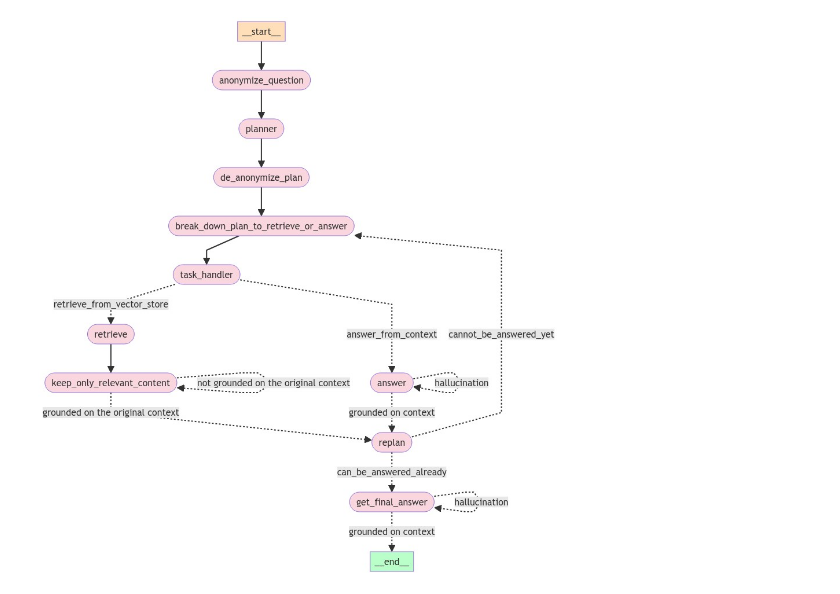
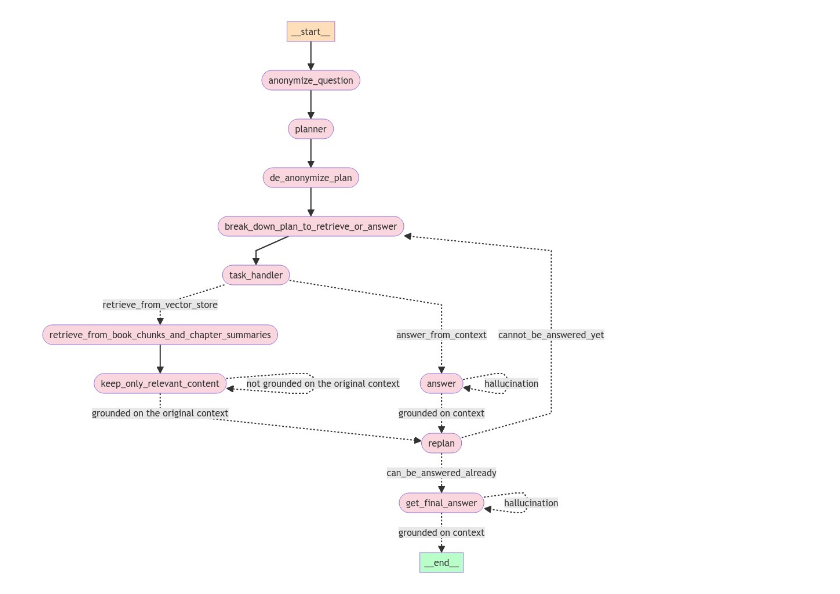
Before and after one commit to NirDiamant/Controllable-RAG-Agent, a Jupyter notebook: full_graph_visualization.ipynb, the cells around one changed output. Saved outputs shown, nothing was run; the diff lists cells and outputs as text; code cells hidden in the pictures.

```diff
--- a/full_graph_visualization.ipynb
+++ b/full_graph_visualization.ipynb
@@ -58,7 +58,7 @@ agent_workflow.add_node("break_down_plan_to_retrieve_or_answer", break_down_plan
 agent_workflow.add_node("de_anonymize_plan", deanonymize_queries)
 
 # Add the qualitative retrieval node
-agent_workflow.add_node("retrieve", run_qualitative_retrieval_workflow)
+agent_workflow.add_node("retrieve_from_book_chunks_and_chapter_summaries", run_qualitative_retrieval_workflow)
 
 # Add the qualitative answer node
 agent_workflow.add_node("answer", run_qualtative_answer_workflow)
@@ -86,46 +86,45 @@ agent_workflow.add_edge("anonymize_question", "planner")
 # From plan we go to deanonymize
 agent_workflow.add_edge("planner", "de_anonymize_plan")
 
-# From deanonymize we go to break down plan
-
+# From deanonymize we go to break down plan to retrieve or answer
 agent_workflow.add_edge("de_anonymize_plan", "break_down_plan_to_retrieve_or_answer")
 
-# From break_down_plan we go to task handler
+# From break_down_plan we go to task handler to decide whether to retrieve or answer
 agent_workflow.add_edge("break_down_plan_to_retrieve_or_answer", "task_handler")
 
 # From task handler we go to either retrieve or answer
-agent_workflow.add_conditional_edges("task_handler", retrieve_or_answer, {"retrieve_from_vector_store": "retrieve", "answer_from_context": "answer"})
+agent_workflow.add_conditional_edges("task_handler", retrieve_or_answer, {"retrieve_from_vector_store": "retrieve_from_book_chunks_and_chapter_summaries", "answer_from_context": "answer"})
 
-# From retrieve we go to keep_only_relevant_content
-agent_workflow.add_edge("retrieve", "keep_only_relevant_content")
+# From retrieve we go to keep_only_relevant_content to distill content
+agent_workflow.add_edge("retrieve_from_book_chunks_and_chapter_summaries", "keep_only_relevant_content")
 
-# distill content
+# distill content and check if it is grounded on context, if not grounded we distill the content again
 agent_workflow.add_conditional_edges(
     "keep_only_relevant_content",
     is_distilled_content_grounded_on_content,
     {"grounded on the original context":"replan",
       "not grounded on the original context":"keep_only_relevant_content"},
     )
 
-# After answering we go to replan
+# After answering we go to replan if the answer is grounded on context, if not we answer again
 agent_workflow.add_conditional_edges(
 "answer",is_answer_grounded_on_context ,{"hallucination":"answer", "grounded on context":"replan"}
 
 )
 
 # After replanning we check if the question can be answered, if yes we go to get_final_answer, if not we go to task_handler
 agent_workflow.add_conditional_edges("replan",can_be_answered, {"can_be_answered_already": "get_final_answer", "cannot_be_answered_yet": "break_down_plan_to_retrieve_or_answer"})
 
 
 # After getting the final answer we check if the answer is grounded on context, if yes we go to END, if not we go to get_final_answer
 agent_workflow.add_conditional_edges(
 "get_final_answer",is_answer_grounded_on_context ,{"hallucination":"get_final_answer", "grounded on context":END}
 
 )
 
 
 plan_and_execute_app = agent_workflow.compile()
 
 display(Image(plan_and_execute_app.get_graph(xray=True).draw_mermaid_png()))
 # %% [output]
-[figure, old version]
+[figure, new version]
```
Also changed, not shown: 1 other file.
